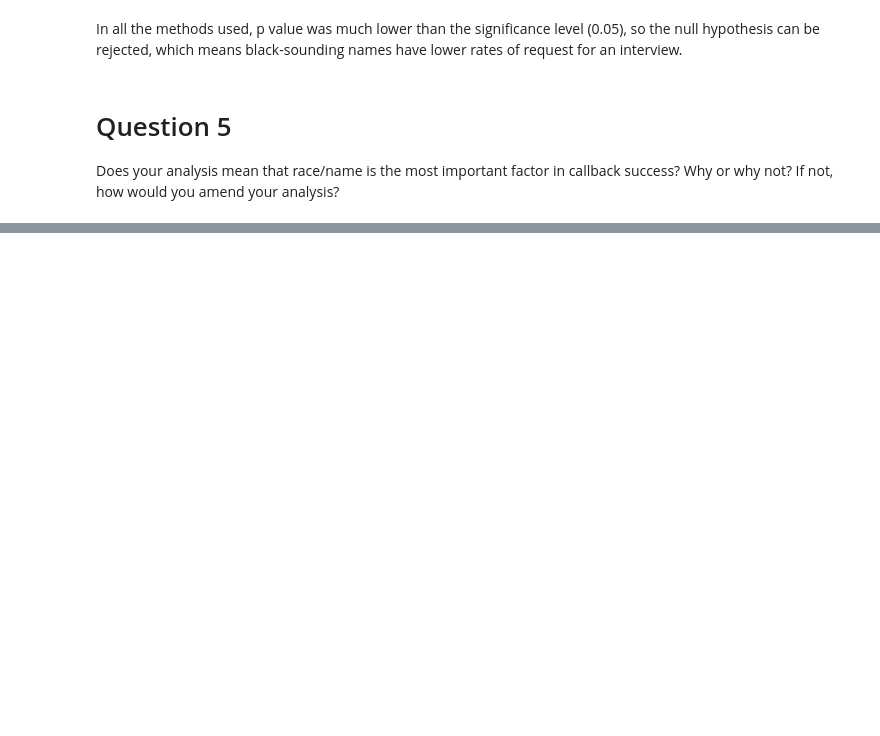
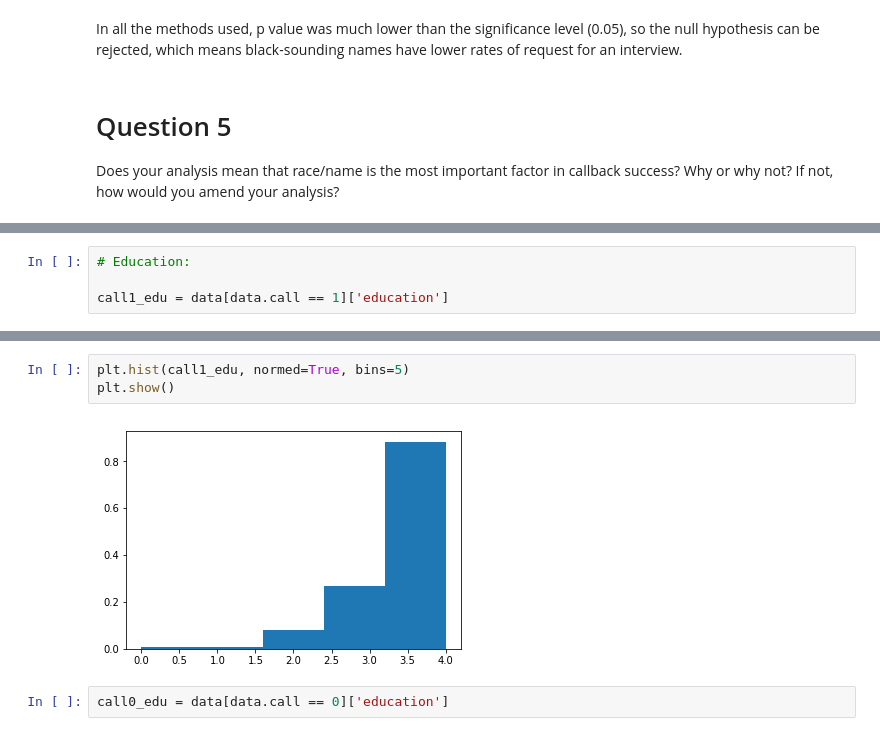
Before and after one commit to tpancier/Springboard_code, a Jupyter notebook: inferential_statistics_exercise_2.ipynb, the cells around one changed output, grey strips where cells are left out. Drawn from its saved outputs; the diff is of its cells as text; blank space fills up the shorter version.

```diff
--- a/inferential_statistics_exercise_2.ipynb
+++ b/inferential_statistics_exercise_2.ipynb
@@ -321,0 +311,4 @@ Discuss this question with Andrei
+# %%
+# Education:
+
+call1_edu = data[data.call == 1]['education']
@@ -321,0 +327,7 @@ Discuss this question with Andrei
+# %%
+plt.hist(call1_edu, normed=True, bins=5)
+plt.show()
+# %% [output]
+[figure, added]
+# %%
+call0_edu = data[data.call == 0]['education']
```
Also changed, not shown: parts of 33 cells of this notebook.
